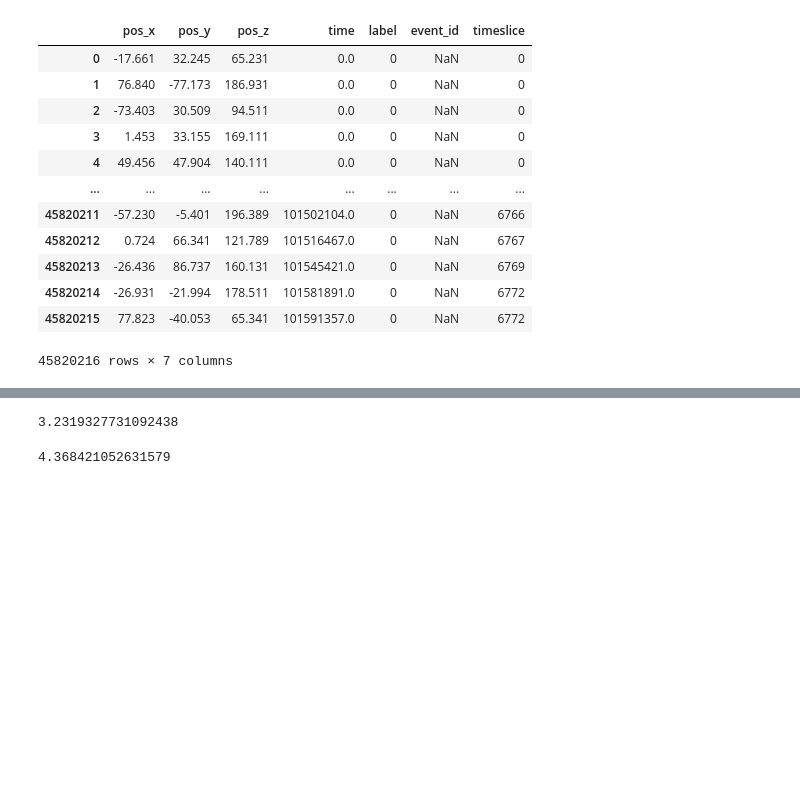
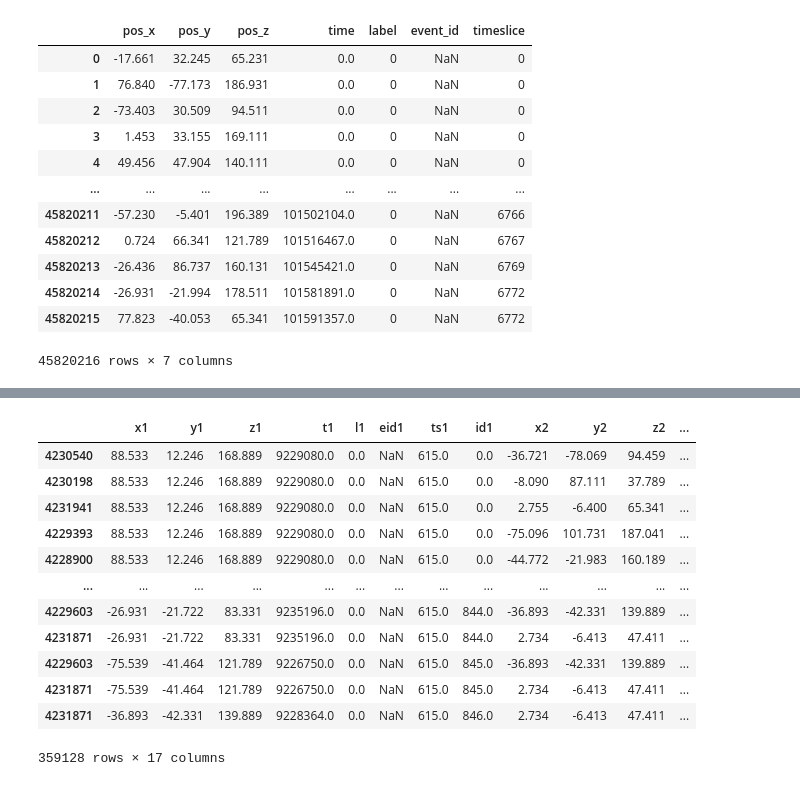
Before and after one commit to arumoy-shome/km3net, a Jupyter notebook: notebooks/pattern-matrix.ipynb, the cells around one changed output, grey strips where cells are left out. Drawn from its saved outputs; the diff is of its cells as text; code cells hidden in the pictures; blank space fills up the shorter version.

```diff
--- a/notebooks/pattern-matrix.ipynb
+++ b/notebooks/pattern-matrix.ipynb
@@ -200,8 +175,18 @@ cProfile.run('explode(df)')
-# %%
-19.23/5.95
-# %% [output]
-3.2319327731092438
-# %%
-83/19
-# %% [output]
-4.368421052631579
+# %%
+df["label"] = df['eid1'] == df['eid2']
+df["label"] = df["label"].astype(int)
+df
+# %% [output]
+|  | x1 | y1 | z1 | t1 | l1 | eid1 | ts1 | id1 | x2 | y2 | z2 | ... |
+| 4230540 | 88.533 | 12.246 | 168.889 | 9229080.0 | 0.0 | NaN | 615.0 | 0.0 | -36.721 | -78.069 | 94.459 | ... |
+| 4230198 | 88.533 | 12.246 | 168.889 | 9229080.0 | 0.0 | NaN | 615.0 | 0.0 | -8.090 | 87.111 | 37.789 | ... |
+| 4231941 | 88.533 | 12.246 | 168.889 | 9229080.0 | 0.0 | NaN | 615.0 | 0.0 | 2.755 | -6.400 | 65.341 | ... |
+| 4229393 | 88.533 | 12.246 | 168.889 | 9229080.0 | 0.0 | NaN | 615.0 | 0.0 | -75.096 | 101.731 | 187.041 | ... |
+| 4228900 | 88.533 | 12.246 | 168.889 | 9229080.0 | 0.0 | NaN | 615.0 | 0.0 | -44.772 | -21.983 | 160.189 | ... |
+| ... | ... | ... | ... | ... | ... | ... | ... | ... | ... | ... | ... | ... |
+| 4229603 | -26.931 | -21.722 | 83.331 | 9235196.0 | 0.0 | NaN | 615.0 | 844.0 | -36.893 | -42.331 | 139.889 | ... |
+| 4231871 | -26.931 | -21.722 | 83.331 | 9235196.0 | 0.0 | NaN | 615.0 | 844.0 | 2.734 | -6.413 | 47.411 | ... |
+| 4229603 | -75.539 | -41.464 | 121.789 | 9226750.0 | 0.0 | NaN | 615.0 | 845.0 | -36.893 | -42.331 | 139.889 | ... |
+| 4231871 | -75.539 | -41.464 | 121.789 | 9226750.0 | 0.0 | NaN | 615.0 | 845.0 | 2.734 | -6.413 | 47.411 | ... |
+| 4231871 | -36.893 | -42.331 | 139.889 | 9228364.0 | 0.0 | NaN | 615.0 | 846.0 | 2.734 | -6.413 | 47.411 | ... |
+359128 rows × 17 columns
```
Also changed, not shown: parts of 30 cells of this notebook.
